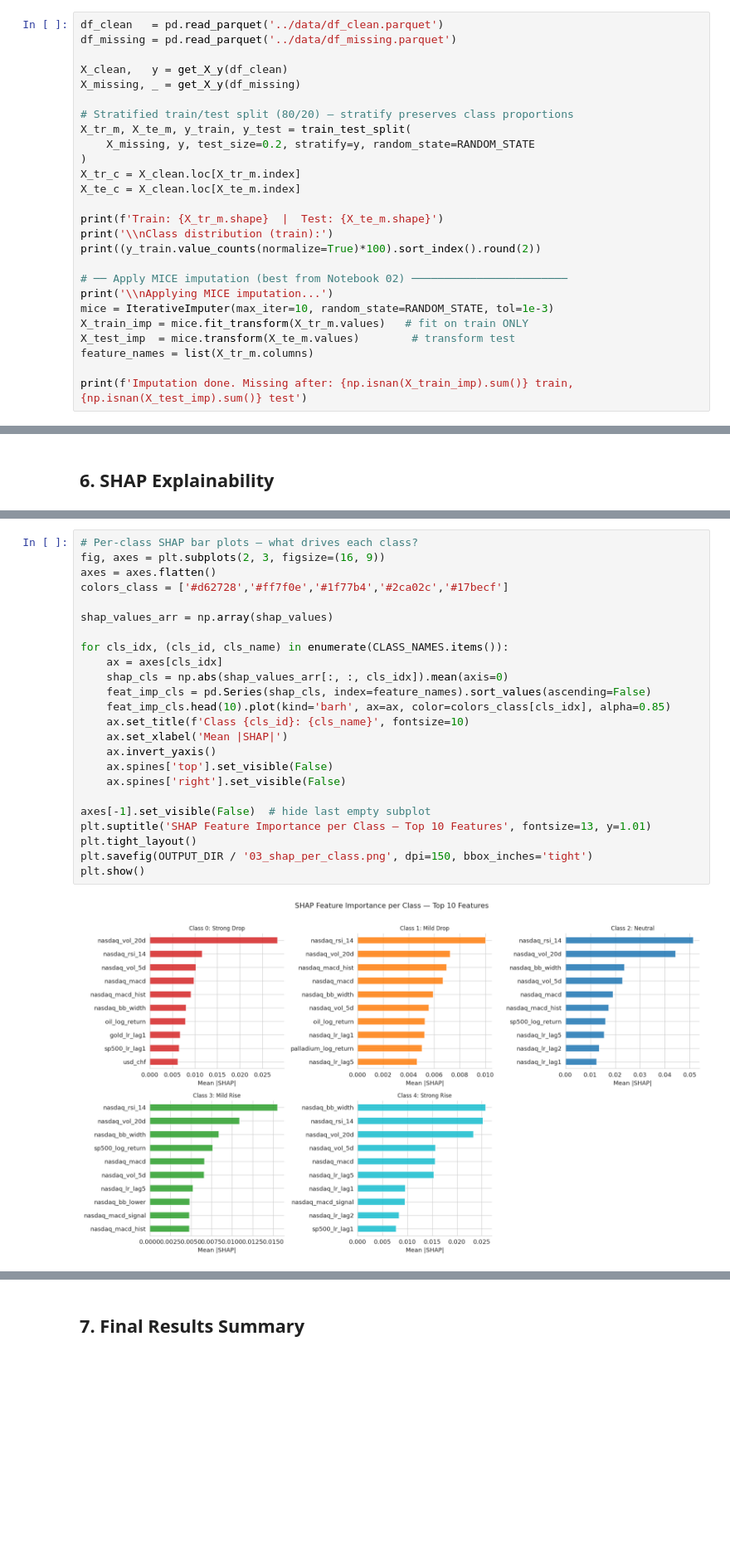
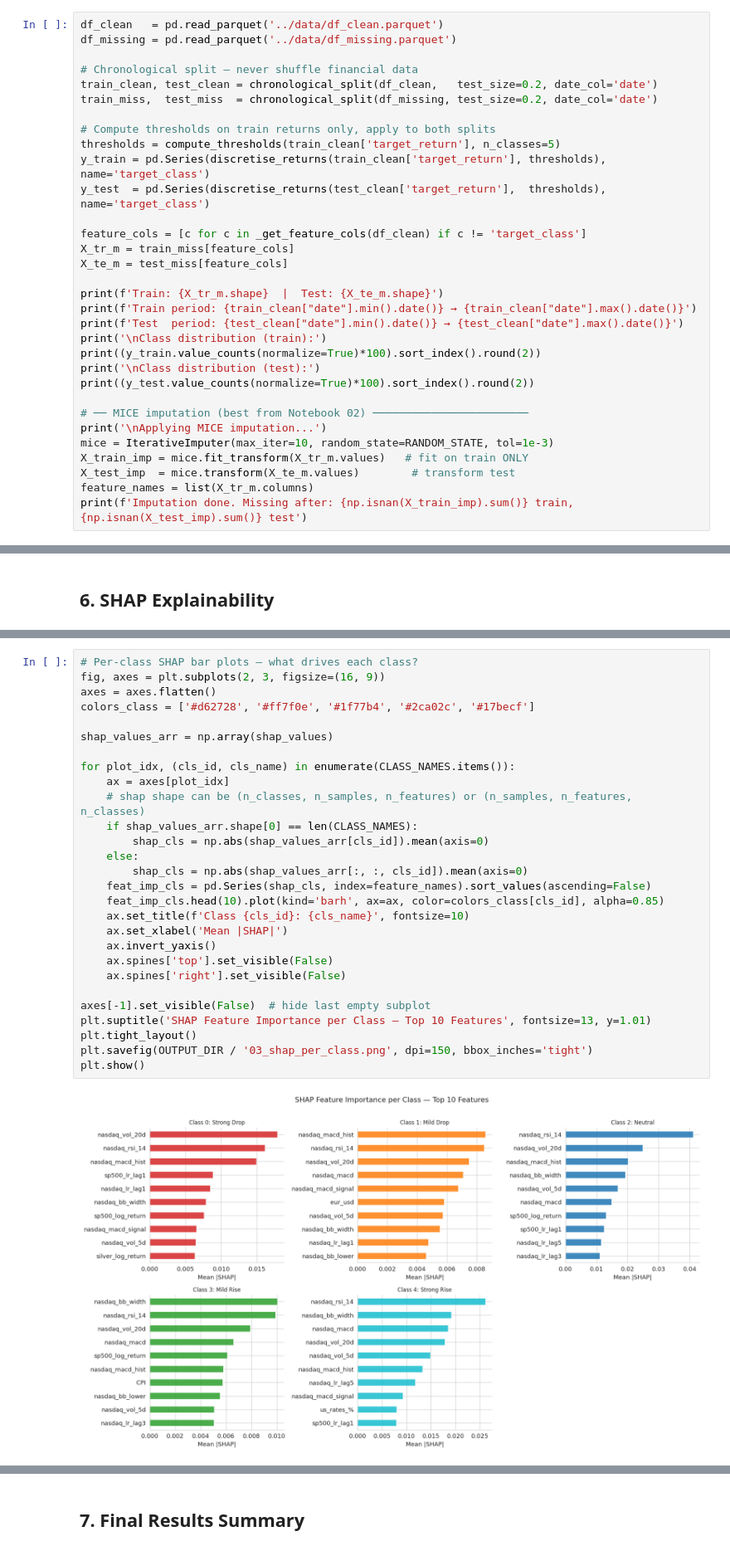
Before and after one commit to alvaroresano/AdvML, a Jupyter notebook: Assignment2/notebooks/03_Imbalanced_Classification_&_Explainability.ipynb, the cells around one changed output, grey strips where cells are left out. Shown at 83% size. Cells and saved outputs as stored; diff of their text form; blank space fills up the shorter version.

```diff
--- a/Assignment2/notebooks/03_Imbalanced_Classification_&_Explainability.ipynb
+++ b/Assignment2/notebooks/03_Imbalanced_Classification_&_Explainability.ipynb
@@ -61,26 +78,32 @@ Libraries loaded.
 df_clean   = pd.read_parquet('../data/df_clean.parquet')
 df_missing = pd.read_parquet('../data/df_missing.parquet')
 
-X_clean,   y = get_X_y(df_clean)
-X_missing, _ = get_X_y(df_missing)
+# Chronological split — never shuffle financial data
+train_clean, test_clean = chronological_split(df_clean,   test_size=0.2, date_col='date')
+train_miss,  test_miss  = chronological_split(df_missing, test_size=0.2, date_col='date')
 
-# Stratified train/test split (80/20) — stratify preserves class proportions
-X_tr_m, X_te_m, y_train, y_test = train_test_split(
-    X_missing, y, test_size=0.2, stratify=y, random_state=RANDOM_STATE
-)
-X_tr_c = X_clean.loc[X_tr_m.index]
-X_te_c = X_clean.loc[X_te_m.index]
+# Compute thresholds on train returns only, apply to both splits
+thresholds = compute_thresholds(train_clean['target_return'], n_classes=5)
+y_train = pd.Series(discretise_returns(train_clean['target_return'], thresholds), name='target_class')
+y_test  = pd.Series(discretise_returns(test_clean['target_return'],  thresholds), name='target_class')
+
+feature_cols = [c for c in _get_feature_cols(df_clean) if c != 'target_class']
+X_tr_m = train_miss[feature_cols]
+X_te_m = test_miss[feature_cols]
 
 print(f'Train: {X_tr_m.shape}  |  Test: {X_te_m.shape}')
-print('\\nClass distribution (train):')
+print(f'Train period: {train_clean["date"].min().date()} → {train_clean["date"].max().date()}')
+print(f'Test  period: {test_clean["date"].min().date()} → {test_clean["date"].max().date()}')
+print('\nClass distribution (train):')
 print((y_train.value_counts(normalize=True)*100).sort_index().round(2))
+print('\nClass distribution (test):')
+print((y_test.value_counts(normalize=True)*100).sort_index().round(2))
 
-# ── Apply MICE imputation (best from Notebook 02) ────────────────────────
-print('\\nApplying MICE imputation...')
+# ── MICE imputation (best from Notebook 02) ────────────────────────
+print('\nApplying MICE imputation...')
 mice = IterativeImputer(max_iter=10, random_state=RANDOM_STATE, tol=1e-3)
 X_train_imp = mice.fit_transform(X_tr_m.values)   # fit on train ONLY
 X_test_imp  = mice.transform(X_te_m.values)        # transform test
 feature_names = list(X_tr_m.columns)
-
 print(f'Imputation done. Missing after: {np.isnan(X_train_imp).sum()} train, {np.isnan(X_test_imp).sum()} test')
 # %% [output]
@@ -424,29 +513,33 @@ dtype: float64
 # %%
 # Per-class SHAP bar plots — what drives each class?
 fig, axes = plt.subplots(2, 3, figsize=(16, 9))
 axes = axes.flatten()
-colors_class = ['#d62728','#ff7f0e','#1f77b4','#2ca02c','#17becf']
+colors_class = ['#d62728', '#ff7f0e', '#1f77b4', '#2ca02c', '#17becf']
 
 shap_values_arr = np.array(shap_values)
 
-for cls_idx, (cls_id, cls_name) in enumerate(CLASS_NAMES.items()):
-    ax = axes[cls_idx]
-    shap_cls = np.abs(shap_values_arr[:, :, cls_idx]).mean(axis=0)
+for plot_idx, (cls_id, cls_name) in enumerate(CLASS_NAMES.items()):
+    ax = axes[plot_idx]
+    # shap shape can be (n_classes, n_samples, n_features) or (n_samples, n_features, n_classes)
+    if shap_values_arr.shape[0] == len(CLASS_NAMES):
+        shap_cls = np.abs(shap_values_arr[cls_id]).mean(axis=0)
+    else:
+        shap_cls = np.abs(shap_values_arr[:, :, cls_id]).mean(axis=0)
     feat_imp_cls = pd.Series(shap_cls, index=feature_names).sort_values(ascending=False)
-    feat_imp_cls.head(10).plot(kind='barh', ax=ax, color=colors_class[cls_idx], alpha=0.85)
+    feat_imp_cls.head(10).plot(kind='barh', ax=ax, color=colors_class[cls_id], alpha=0.85)
     ax.set_title(f'Class {cls_id}: {cls_name}', fontsize=10)
     ax.set_xlabel('Mean |SHAP|')
     ax.invert_yaxis()
     ax.spines['top'].set_visible(False)
     ax.spines['right'].set_visible(False)
 
 axes[-1].set_visible(False)  # hide last empty subplot
 plt.suptitle('SHAP Feature Importance per Class — Top 10 Features', fontsize=13, y=1.01)
 plt.tight_layout()
 plt.savefig(OUTPUT_DIR / '03_shap_per_class.png', dpi=150, bbox_inches='tight')
 plt.show()
 # %% [output]
-[figure, old version]
+[figure, new version]
 # %%
 # SHAP summary plot for minority classes (0 = Strong Drop, 4 = Strong Rise)
 fig, axes = plt.subplots(1, 2, figsize=(14, 6))
```
Also changed, not shown: parts of 19 cells of this notebook, 22 other files.
